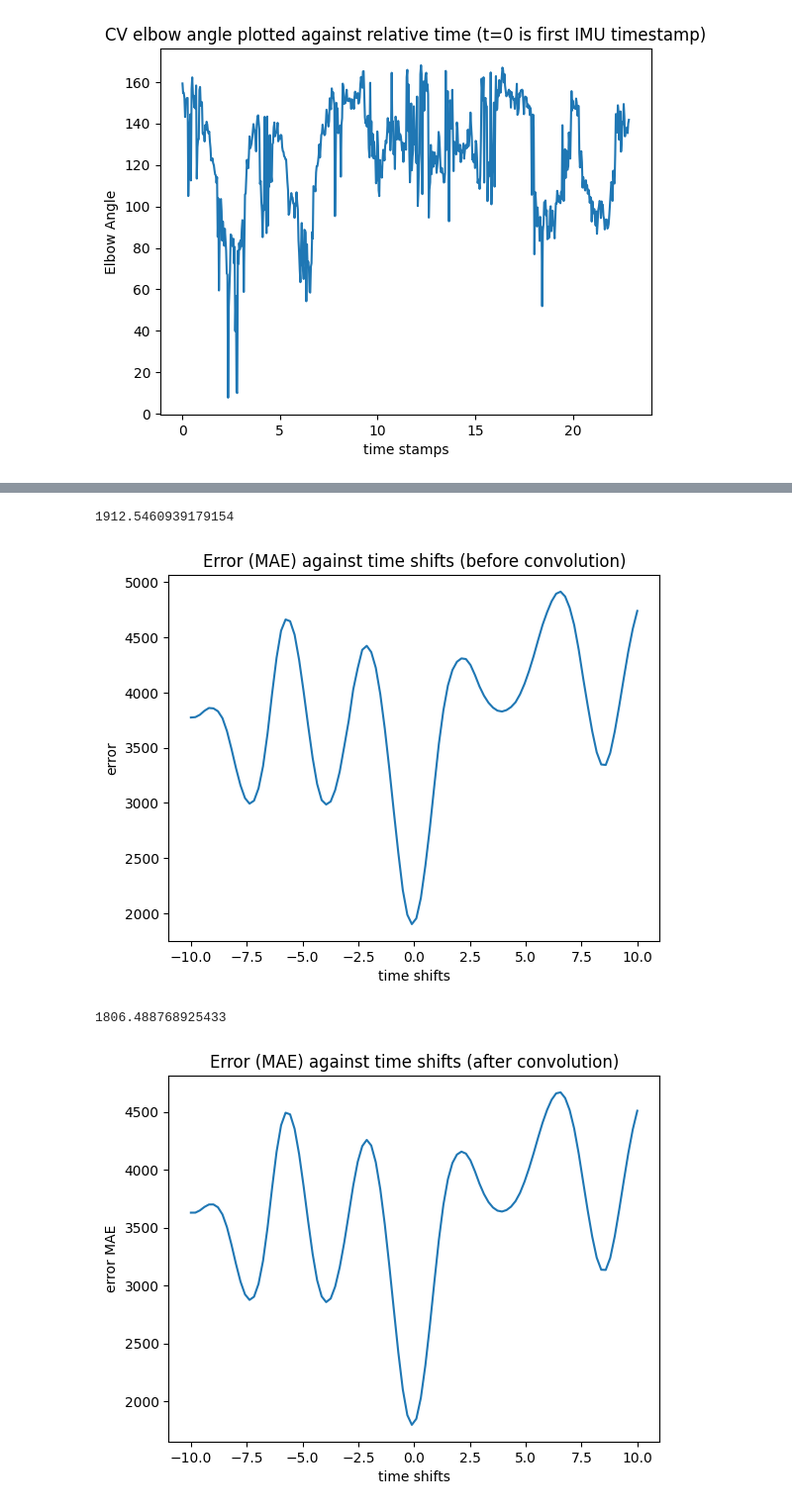
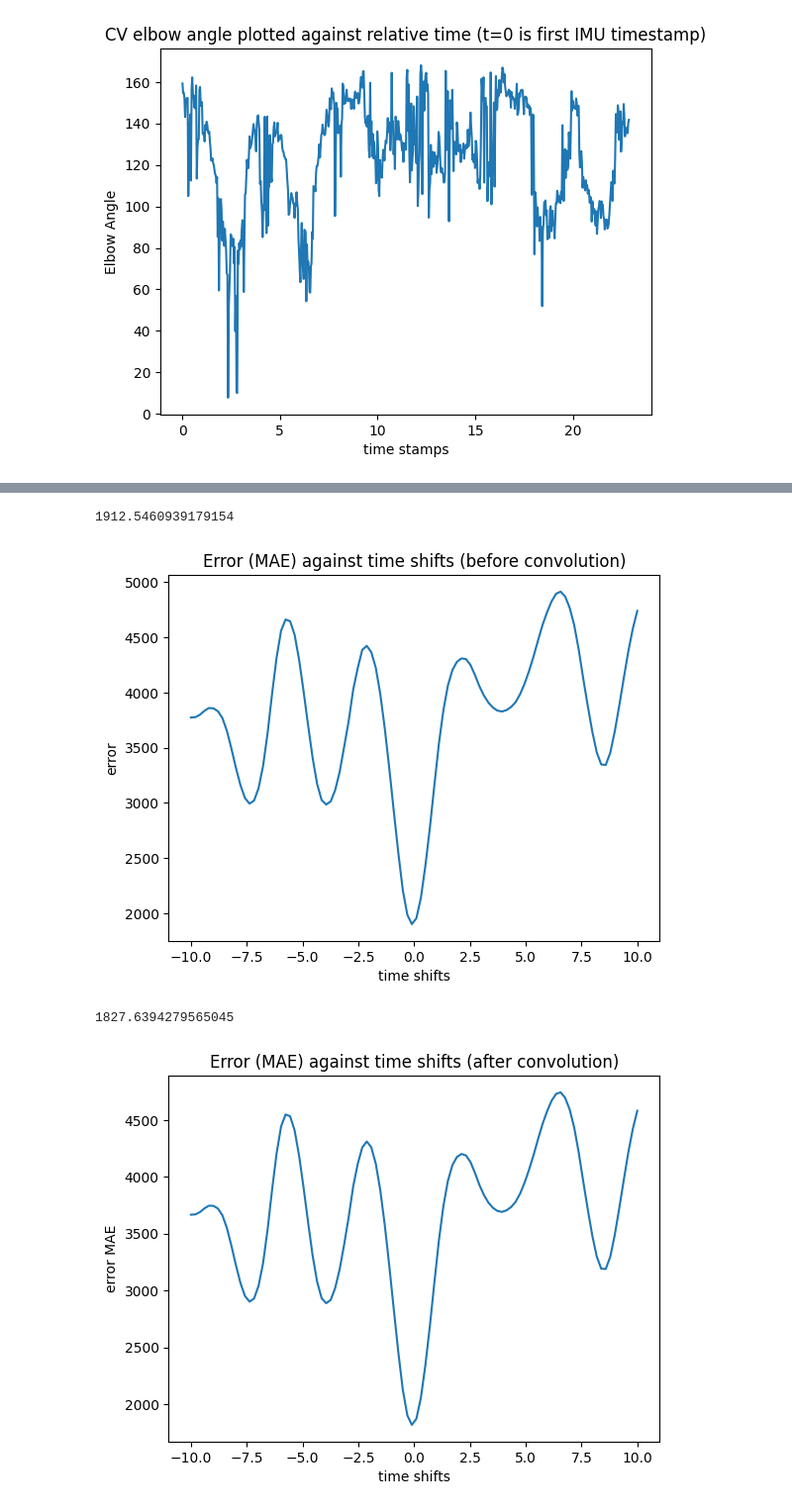
Before and after one commit to Colin-B-Billhardt/climbing_tracker_application, a Jupyter notebook: quaternion_analyses.ipynb, the cells around one changed output, grey strips where cells are left out. Shown: that part at 99% size. Drawn from its saved outputs; the diff is of its cells as text; code cells hidden in the pictures.

```diff
--- a/quaternion_analyses.ipynb
+++ b/quaternion_analyses.ipynb
@@ -245,7 +245,7 @@ def weighted_convolution(angles, weighted_window):
 
 
 #creating a gaussian kernel to pass into weighted convolution function
-gaussian_kernel = guassian_kernel_generator(13, 13/6)
+gaussian_kernel = guassian_kernel_generator(23, 23/6)
 
 cv_angle_guassian_smooth = weighted_convolution(CV_angles,gaussian_kernel)
 
@@ -295,37 +294,37 @@ def time_shift_errors(lower_bound, upper_bound, number_of_samples, cv_angles):
 
         MSE_time_shifts.append([MSE, i])
         errors_seperated.append(MSE)
         time_shifts_seperated.append(i)
 
     return MSE_time_shifts, errors_seperated, time_shifts_seperated
 
 
 #getting time shifts and errors into seperate arrays from MSE_time_shifts array
 MSE_Total, errors_seperated, time_shifts_seperated = time_shift_errors(-10,10,100,CV_angles)
 
 plt.plot(time_shifts_seperated, errors_seperated)
 plt.title("Error (MAE) against time shifts (before convolution)")
 plt.xlabel("time shifts")
 plt.ylabel("error")
 plt.show()
 
-CV_interp = np.interp(relative_time_IMU, relative_time_CV, cv_angle_smoothed)
+CV_interp = np.interp(relative_time_IMU, relative_time_CV, cv_angle_guassian_smooth)
 MSE = np.mean((CV_interp - angles) ** 2)
 print(MSE)
 
-MSE_Total, errors_seperated, time_shifts_seperated = time_shift_errors(-10,10,100, cv_angle_smoothed)
+MSE_Total, errors_seperated, time_shifts_seperated = time_shift_errors(-10,10,100, cv_angle_guassian_smooth)
 #getting time shifts and errors into seperate arrays from MSE_time_shifts array
 
 plt.plot(time_shifts_seperated, errors_seperated)
 plt.title("Error (MAE) against time shifts (after convolution)")
 plt.xlabel("time shifts")
 plt.ylabel("error MAE")
 plt.show()
 # %% [output]
 1912.5460939179154
 [figure]
-1806.488768925433
+1827.6394279565045
-[figure, old version]
+[figure, new version]
 # %%
 
 def calculate_angles_and_reweighted_window(angles, weighted_window, lower_bound, upper_bound):
```
Also changed, not shown: parts of 2 cells of this notebook.
